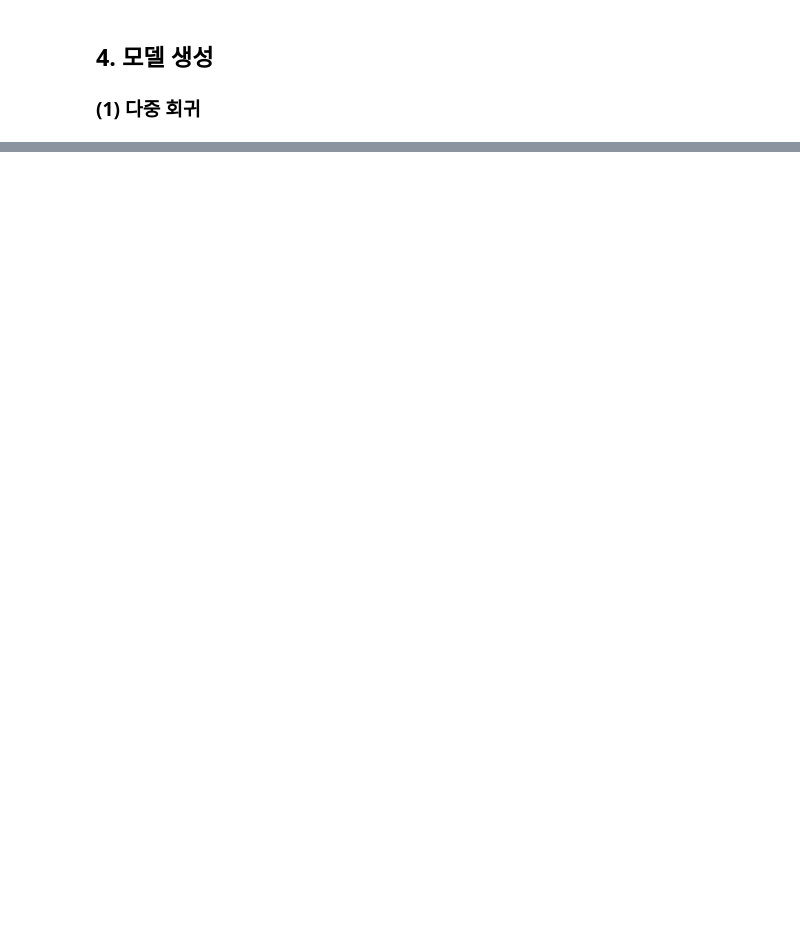
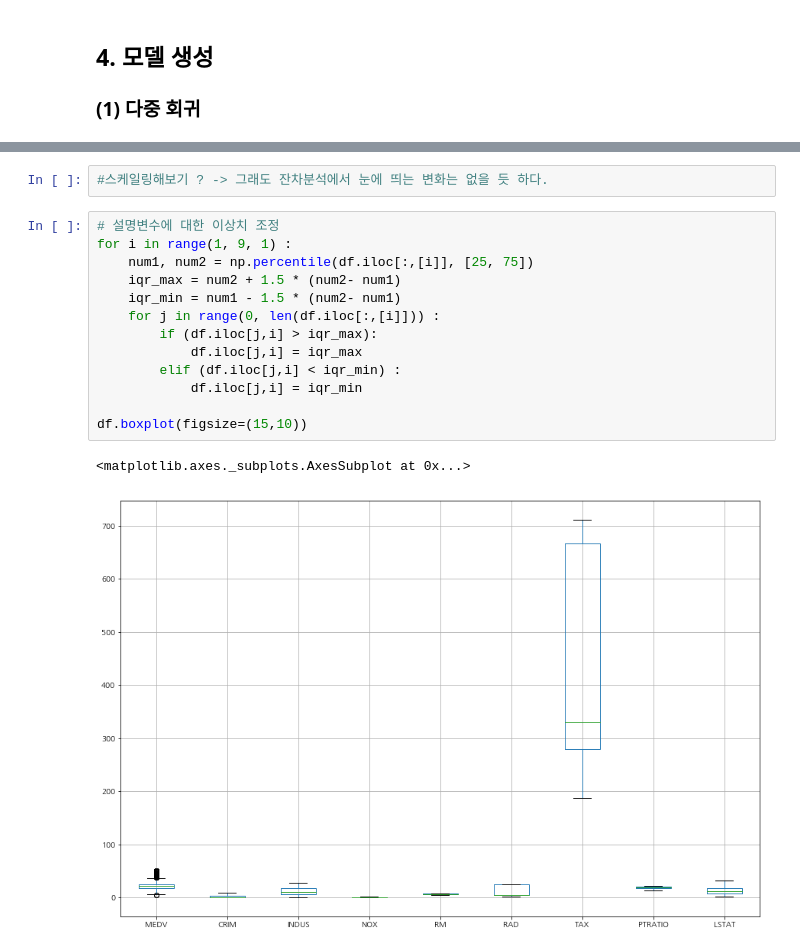
Before and after one commit to juseonjeong/pythonStudy_seon, a Jupyter notebook: py_study/Boston_Housing.ipynb, the cells around one changed output, grey strips where cells are left out. Drawn from its saved outputs; the diff is of its cells as text; blank space fills up the shorter version.

```diff
--- a/py_study/Boston_Housing.ipynb
+++ b/py_study/Boston_Housing.ipynb
@@ -347,0 +385,18 @@ df = df_raw.drop(['ZN','CHAS','AGE','DIS','B'], axis=1)
+# %%
+#스케일링해보기 ? -> 그래도 잔차분석에서 눈에 띄는 변화는 없을 듯 하다.
+# %%
+# 설명변수에 대한 이상치 조정
+for i in range(1, 9, 1) :
+    num1, num2 = np.percentile(df.iloc[:,[i]], [25, 75])
+    iqr_max = num2 + 1.5 * (num2- num1)
+    iqr_min = num1 - 1.5 * (num2- num1)
+    for j in range(0, len(df.iloc[:,[i]])) :
+        if (df.iloc[j,i] > iqr_max):
+            df.iloc[j,i] = iqr_max
+        elif (df.iloc[j,i] < iqr_min) :
+            df.iloc[j,i] = iqr_min
+
+df.boxplot(figsize=(15,10))
+# %% [output]
+<matplotlib.axes._subplots.AxesSubplot at 0x...>
+[figure, added]
```
Also changed, not shown: parts of 129 cells of this notebook.
